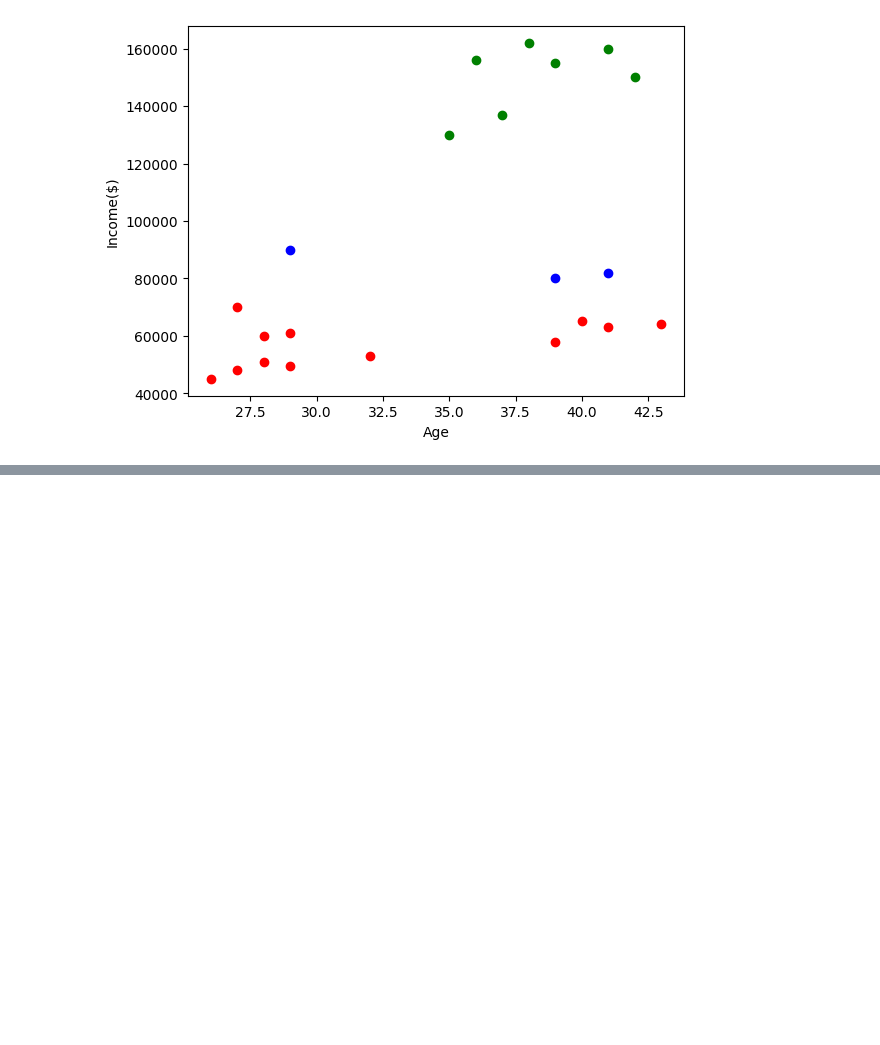
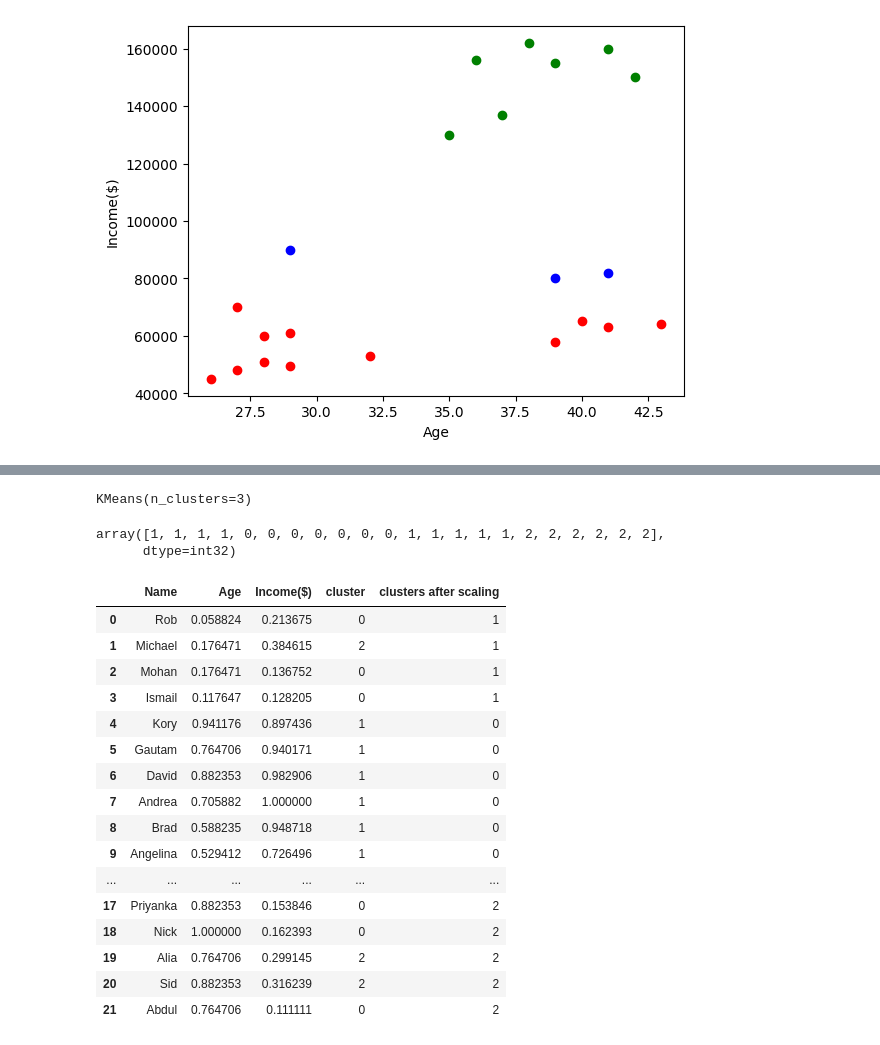
Before and after one commit to cmd-cosmos/ml-algorithms, a Jupyter notebook: Unsupervised-Learning/1-k-means-clustering/k_means_clustering.ipynb, the cells around one changed output, grey strips where cells are left out. Cells and saved outputs as stored; diff of their text form; code cells hidden in the pictures; blank space fills up the shorter version.

```diff
--- a/Unsupervised-Learning/1-k-means-clustering/k_means_clustering.ipynb
+++ b/Unsupervised-Learning/1-k-means-clustering/k_means_clustering.ipynb
@@ -104,0 +135,5 @@ Text(0, 0.5, 'Income($)')
+# %%
+# using minmax scalar to normalize the age data in (0,1) scale
+
+age_scaler =  MinMaxScaler()
+age_scaler.fit(df[["Age"]])
@@ -104,0 +165,34 @@ Text(0, 0.5, 'Income($)')
+# %%
+# training a K-means model on the scaled dataset.
+
+kmeans_scaled_data = KMeans(n_clusters=3)
+kmeans_scaled_data
+# %% [output]
+KMeans(n_clusters=3)
+# %%
+y_predictions_new = kmeans_scaled_data.fit_predict(df[["Age", "Income($)"]])
+y_predictions_new
+# %% [output]
+array([1, 1, 1, 1, 0, 0, 0, 0, 0, 0, 0, 1, 1, 1, 1, 1, 2, 2, 2, 2, 2, 2],
+      dtype=int32)
+# %%
+df["clusters after scaling"] = y_predictions_new
+df
+# %% [output]
+|  | Name | Age | Income($) | cluster | clusters after scaling |
+| 0 | Rob | 0.058824 | 0.213675 | 0 | 1 |
+| 1 | Michael | 0.176471 | 0.384615 | 2 | 1 |
+| 2 | Mohan | 0.176471 | 0.136752 | 0 | 1 |
+| 3 | Ismail | 0.117647 | 0.128205 | 0 | 1 |
+| 4 | Kory | 0.941176 | 0.897436 | 1 | 0 |
+| 5 | Gautam | 0.764706 | 0.940171 | 1 | 0 |
+| 6 | David | 0.882353 | 0.982906 | 1 | 0 |
+| 7 | Andrea | 0.705882 | 1.000000 | 1 | 0 |
+| 8 | Brad | 0.588235 | 0.948718 | 1 | 0 |
+| 9 | Angelina | 0.529412 | 0.726496 | 1 | 0 |
+| ... | ... | ... | ... | ... | ... |
+| 17 | Priyanka | 0.882353 | 0.153846 | 0 | 2 |
+| 18 | Nick | 1.000000 | 0.162393 | 0 | 2 |
+| 19 | Alia | 0.764706 | 0.299145 | 2 | 2 |
+| 20 | Sid | 0.882353 | 0.316239 | 2 | 2 |
+| 21 | Abdul | 0.764706 | 0.111111 | 0 | 2 |
```
Also changed, not shown: parts of 7 cells of this notebook.
